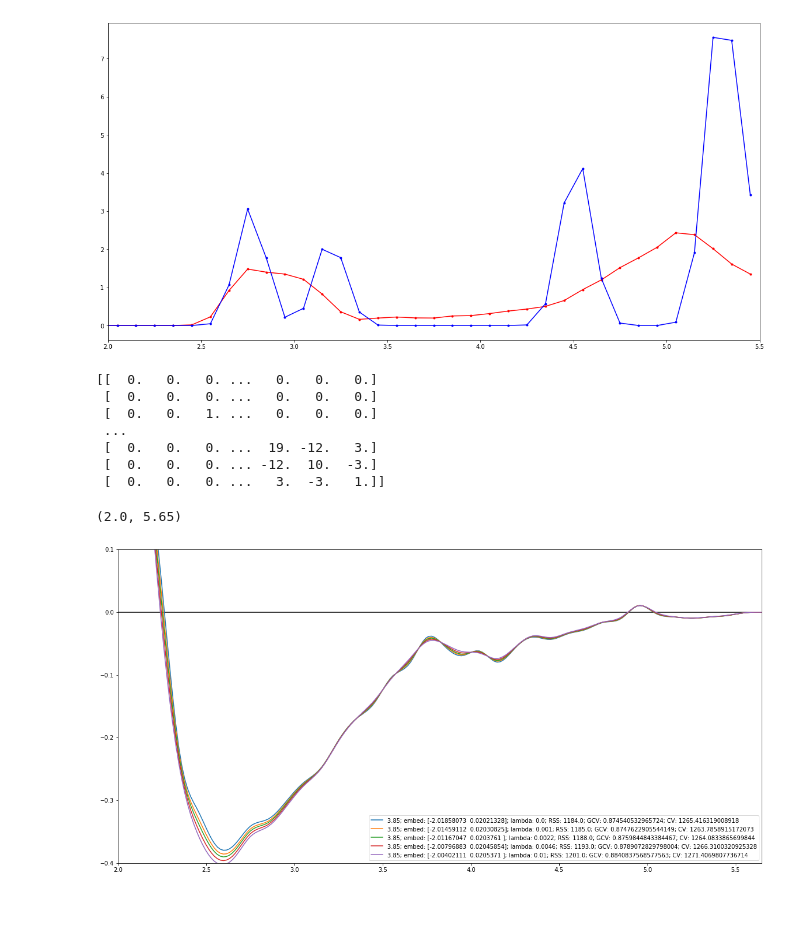
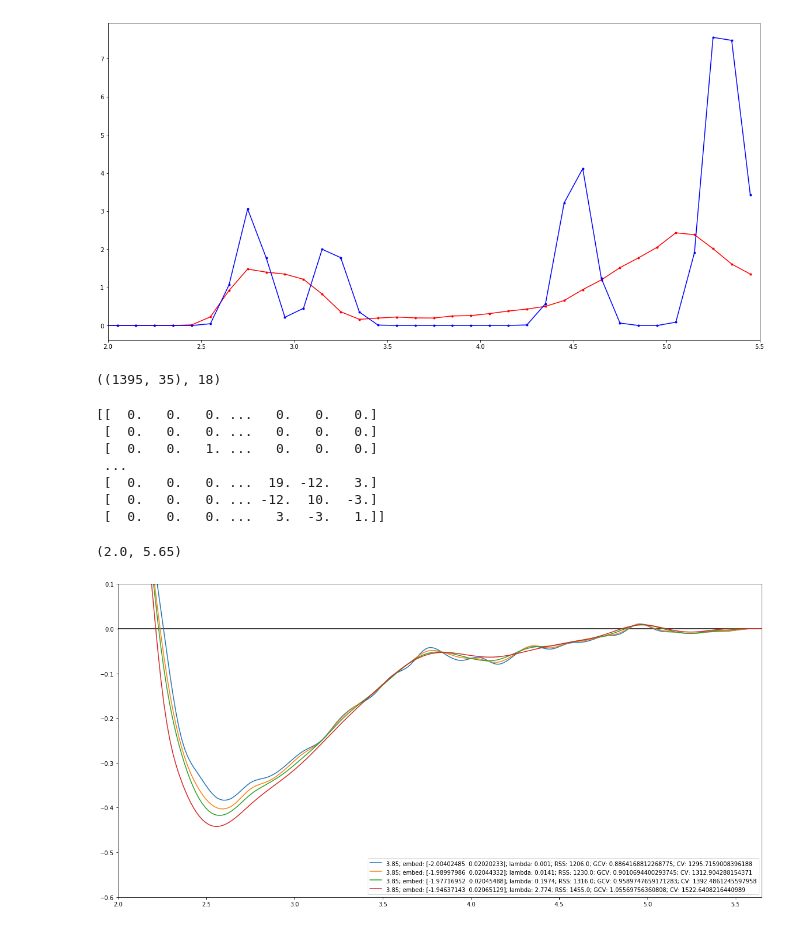
Before and after one commit to vlcekl/eam-models, a Jupyter notebook: notebooks/convert_tpf_to_bsplines.ipynb, the cells around one changed output. Drawn from its saved outputs; the diff is of its cells as text; code cells hidden in the pictures.

```diff
--- a/notebooks/convert_tpf_to_bsplines.ipynb
+++ b/notebooks/convert_tpf_to_bsplines.ipynb
@@ -213,11 +208,20 @@ def tpf(r, rc):
 # %%
 binom = [1.0, -4.0, 6.0, -4.0, 1.0]
+
 def make_bspline(coeffs, k, r):
+    """
+    Calculate energy from a cubic b-spline-based potential
+    """
 
     u = 0.0
     for i, c in enumerate(coeffs):
         for j, b in enumerate(binom):
-            u += c*b*tpf(r, k[i+j])
+            # truncated polynomial basis function
+            tpf = (k[i+j]-r)**3 if r < k[i+j] else 0.0
+
+            # contribution to potential from a b-spline basis function component
+            u += c*b*tpf
+            #u += c*b*tpf(r, k[i+j])
 
     return u
 # %%
@@ -269,6 +273,22 @@ plt.xlim(2.0,5.5)
 # %% [output]
 (2.0, 5.5)
 [figure]
+# %%
+# Select knots for optimization
+# cycle over knots of selected models
+pair_knots = list(np.linspace(2.05, 5.25, 33))
+
+
+stats_list = []
+for knot in mb_knots:
+    edens_knots = [knot]
+    #print(len(pair_knots), len(edens_knots), len(stats_bspline['hyperparams']['pair']))
+    stats = downselect(stats_bspline, pair_knots, edens_knots)
+    #print(stats['hyperparams'])
+#     stats_select_md = downselect(stats_md, pair_knots, edens_knots)
+#     print(stats_select_md['hyperparams'])
+#     stats['md'] = stats_select_md['md']
+    stats_list.append(stats)
 # %%
 def penalty_matrix(n, order):
 
@@ -281,8 +301,14 @@ def penalty_matrix(n, order):
         D[i, 2+i:2+i+1+order] = pen[order]
 
     return D
+# %%
+X, y = make_matrices(targets, stats_list[0], weights=True)
+# %%
+X.shape, len(stats_list[0])
+# %% [output]
+((1395, 35), 18)
 # %%
-D = penalty_matrix(X.shape[1], 3)
+D = penalty_matrix(len(pair_knots)+2, 3)
 Dsqr = D.T.dot(D)
 print(Dsqr)
 # %% [output]
@@ -299,7 +325,7 @@ betas = []
 for i, stat in enumerate(stats_list[1:2]):
 #     if i != 1:
 #         continue
-    for lamb in [0.0] + list(np.logspace(-3, -2, 4)):
+    for lamb in list(np.logspace(-3, np.log10(2.774), 4)):
         X, y = make_matrices(targets, stat, weights=True)
     #print(X.shape, y.shape)
         beta = np.linalg.inv(X.T.dot(X) + lamb*Dsqr).dot(X.T).dot(y)
@@ -314,32 +340,34 @@ for i, stat in enumerate(stats_list[1:2]):
         hat = X.dot(np.linalg.inv(X.T.dot(X) + lamb*Dsqr)).dot(X.T)
         hat_trace = np.trace(hat)
         gcv = (y - X.dot(beta)).T.dot(y - X.dot(beta))/(X.shape[0] - hat_trace)
         label_str += '; GCV: ' + str(gcv)#str(round(gcv, 0))
 
         vec = (y - X.dot(beta))/(1. - np.diag(hat))
         cv = vec.T.dot(vec)
 
         label_str += '; CV: ' + str(cv)#str(round(gcv, 0))
 
 
     #plt.plot(np.array(pair_knots)+0.2, beta[2:], label=label_str)
 
         rr = np.linspace(1.5, 5.7, 250)
         coeffs = [2000, 500, 100., 50.] + list(beta[2:])
         knots = [1.65, 1.75, 1.85, 1.95] + pair_knots +[5.35, 5.45, 5.55, 5.65]
+#         coeffs = list(beta[2:])
+#         knots = pair_knots +[5.35, 5.45, 5.55, 5.65]
     #bs = [180*make_bspline(beta[2:], pair_knots+[5.35, 5.45, 5.55, 5.65], r) for r in rr]
         bs = [make_bspline(coeffs, knots, r) for r in rr]
 
         plt.plot(rr, bs, label=label_str)
 
         betas.append(beta)
 
 
 plt.hlines(0,1,6)
 plt.legend(loc='lower right')
 plt.ylim(-100,2000)
-plt.ylim(-0.4,0.1)
+plt.ylim(-0.6,0.1)
 plt.xlim(2.0,5.65)
 # %% [output]
 (2.0, 5.65)
-[figure, old version]
+[figure, new version]
```
Also changed, not shown: parts of 23 cells of this notebook.
